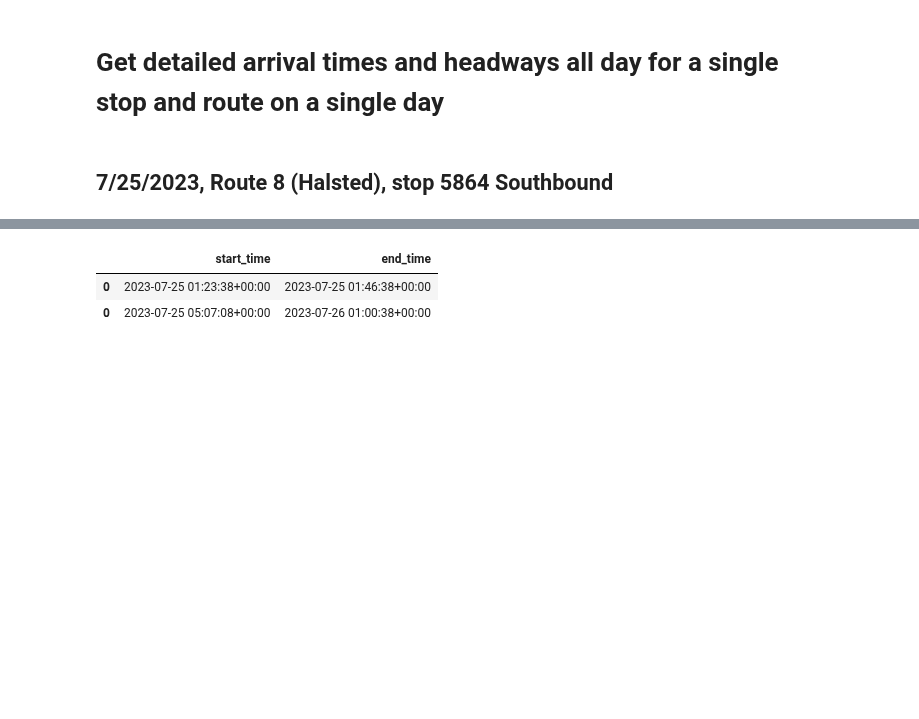
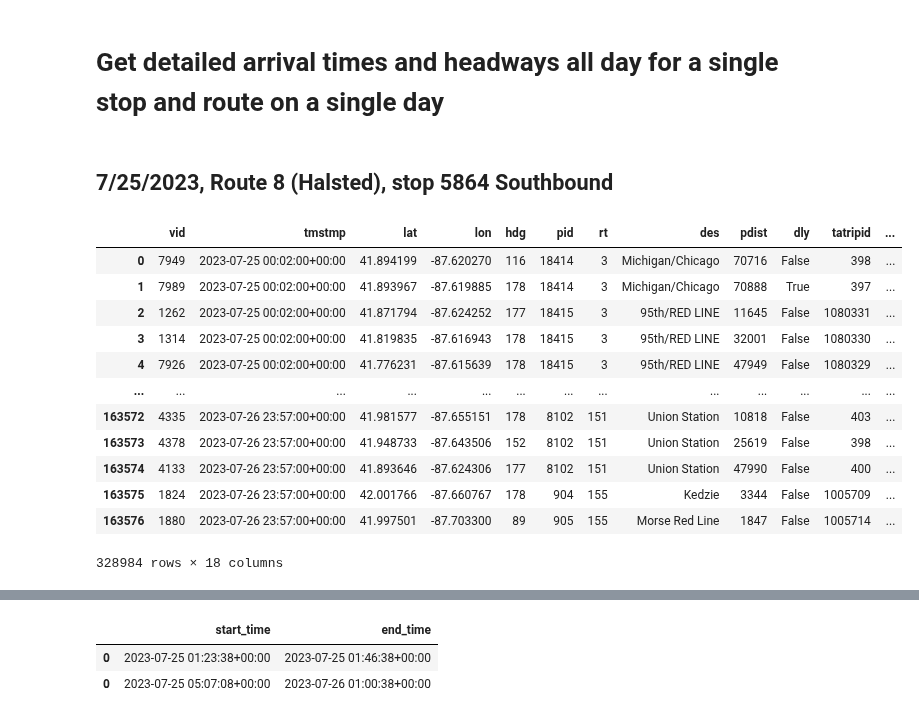
Before and after one commit to kristenhahn/cta_bus_tracker_exploration, a Jupyter notebook: all_headways_all_stops_single_route.ipynb, the cells around one changed output, grey strips where cells are left out. Drawn from its saved outputs; the diff is of its cells as text; code cells hidden in the pictures; blank space fills up the shorter version.

Commit message:
Show more intermediate dataframes in notebook

```diff
--- a/all_headways_all_stops_single_route.ipynb
+++ b/all_headways_all_stops_single_route.ipynb
@@ -164,5 +164,20 @@ service_date_string = '2023-07-25'
 route_id = '8'
 # %%
 vehicles = get_chn_vehicles(service_date_string)
+vehicles
+# %% [output]
+|  | vid | tmstmp | lat | lon | hdg | pid | rt | des | pdist | dly | tatripid | ... |
+| 0 | 7949 | 2023-07-25 00:02:00+00:00 | 41.894199 | -87.620270 | 116 | 18414 | 3 | Michigan/Chicago | 70716 | False | 398 | ... |
+| 1 | 7989 | 2023-07-25 00:02:00+00:00 | 41.893967 | -87.619885 | 178 | 18414 | 3 | Michigan/Chicago | 70888 | True | 397 | ... |
+| 2 | 1262 | 2023-07-25 00:02:00+00:00 | 41.871794 | -87.624252 | 177 | 18415 | 3 | 95th/RED LINE | 11645 | False | 1080331 | ... |
+| 3 | 1314 | 2023-07-25 00:02:00+00:00 | 41.819835 | -87.616943 | 178 | 18415 | 3 | 95th/RED LINE | 32001 | False | 1080330 | ... |
+| 4 | 7926 | 2023-07-25 00:02:00+00:00 | 41.776231 | -87.615639 | 178 | 18415 | 3 | 95th/RED LINE | 47949 | False | 1080329 | ... |
+| ... | ... | ... | ... | ... | ... | ... | ... | ... | ... | ... | ... | ... |
+| 163572 | 4335 | 2023-07-26 23:57:00+00:00 | 41.981577 | -87.655151 | 178 | 8102 | 151 | Union Station | 10818 | False | 403 | ... |
+| 163573 | 4378 | 2023-07-26 23:57:00+00:00 | 41.948733 | -87.643506 | 152 | 8102 | 151 | Union Station | 25619 | False | 398 | ... |
+| 163574 | 4133 | 2023-07-26 23:57:00+00:00 | 41.893646 | -87.624306 | 177 | 8102 | 151 | Union Station | 47990 | False | 400 | ... |
+| 163575 | 1824 | 2023-07-26 23:57:00+00:00 | 42.001766 | -87.660767 | 178 | 904 | 155 | Kedzie | 3344 | False | 1005709 | ... |
+| 163576 | 1880 | 2023-07-26 23:57:00+00:00 | 41.997501 | -87.703300 | 89 | 905 | 155 | Morse Red Line | 1847 | False | 1005714 | ... |
+328984 rows × 18 columns
 # %%
 stop_details = get_scheduled_stop_details(gtfs_feed, route_id, service_date_string)
```
Also changed, not shown: parts of 6 cells of this notebook, 2 other files.
